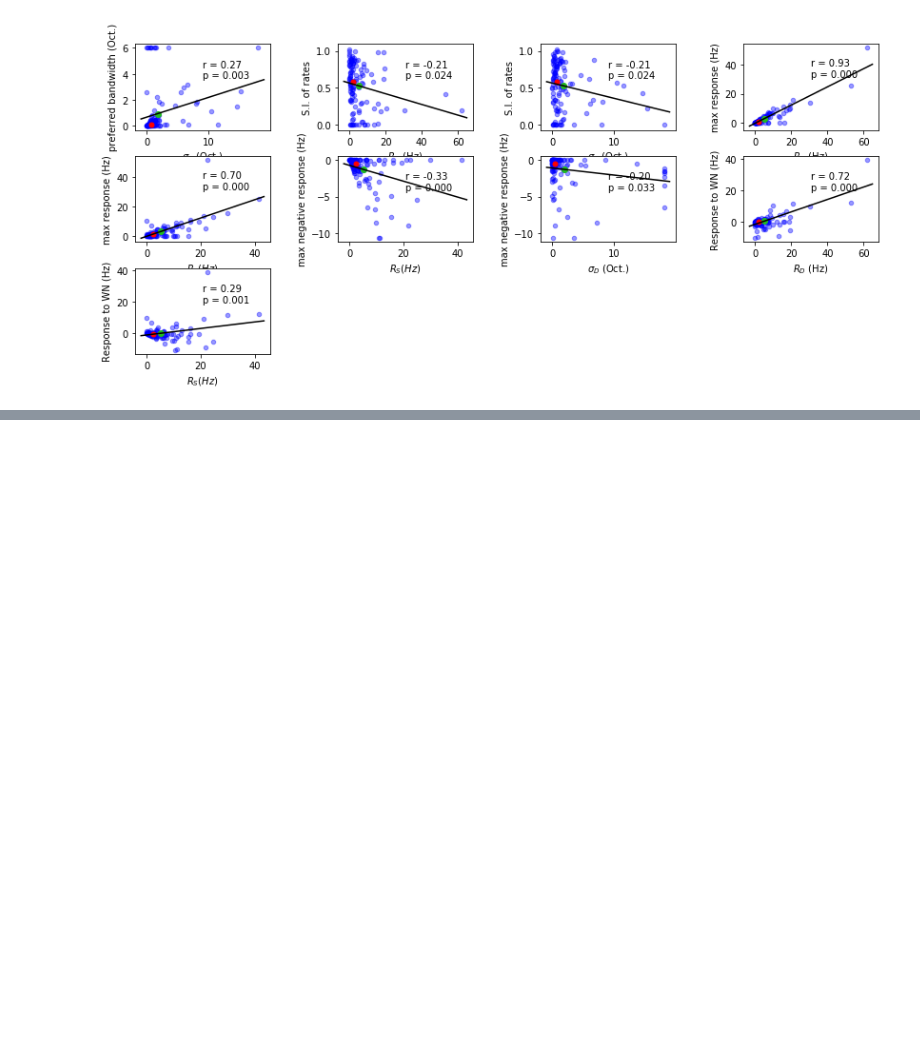
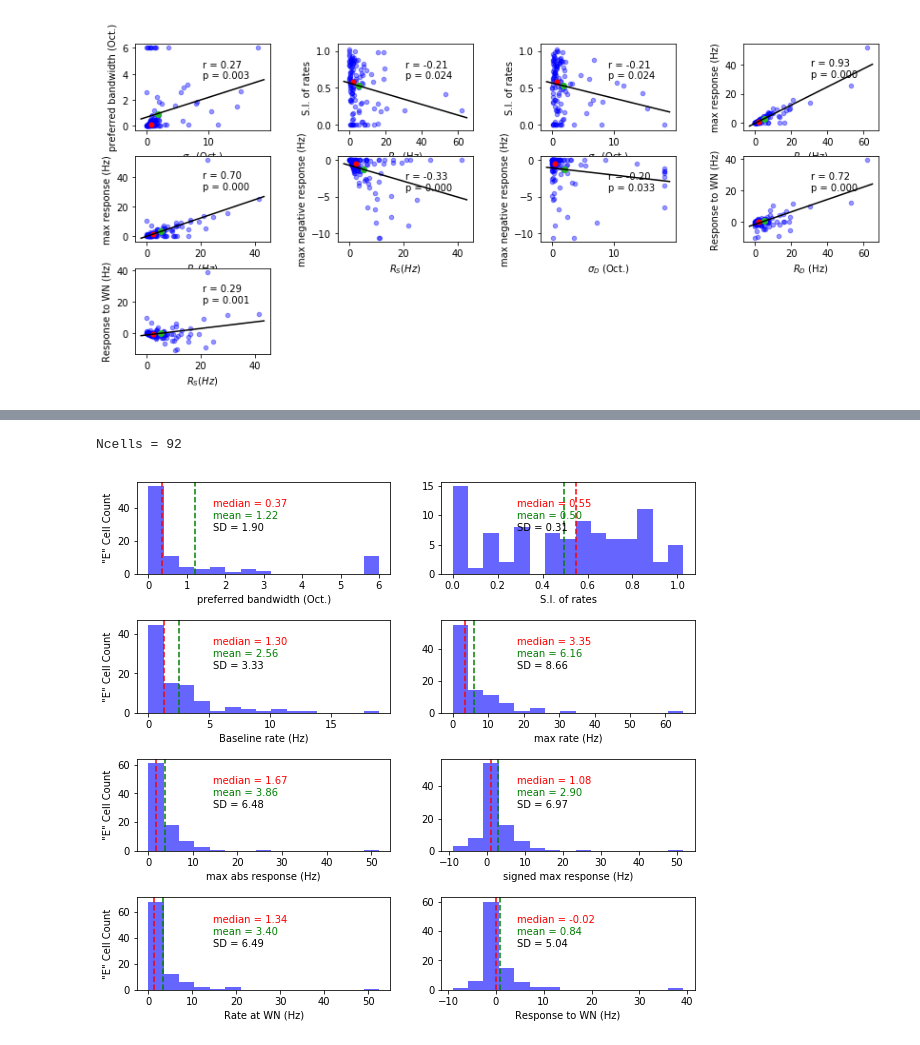
Before and after one commit to ahmadianlab/ACbandwidth, a Jupyter notebook: ACTuningCurves_diffGaussFits_Ecells.ipynb, the cells around one changed output, grey strips where cells are left out. Drawn from its saved outputs; the diff is of its cells as text; code cells hidden in the pictures; blank space fills up the shorter version.

```diff
--- a/ACTuningCurves_diffGaussFits_Ecells.ipynb
+++ b/ACTuningCurves_diffGaussFits_Ecells.ipynb
@@ -274,0 +340,13 @@ sigs = tcfplot.makeScatterPlots(TCfeaturesToPlot, TCparamNames, ParamsLabels, \
+# %%
+TCfeatures = eval(Celltype+'features')
+TCfeaturesToPlot = TCfeatures['MiscParams']
+TCparamNames = TCfeatures['MiscParamsNames']
+ParamsLabels = TCfeatures['MiscParamsLabels']
+
+%matplotlib inline
+betterOrder = [10,4,2,7,5,9,11,12]
+tcfplot.makeHistograms(TCfeaturesToPlot, TCparamNames,ParamsLabels, CelltypeLabel,betterOrder,nbins=15,cell_inds=cellinds)
+print("Ncells = %1.0f" % n1)
+# %% [output]
+Ncells = 92
+[figure, added]
```
Also changed, not shown: parts of 12 cells of this notebook, 3 other files.
